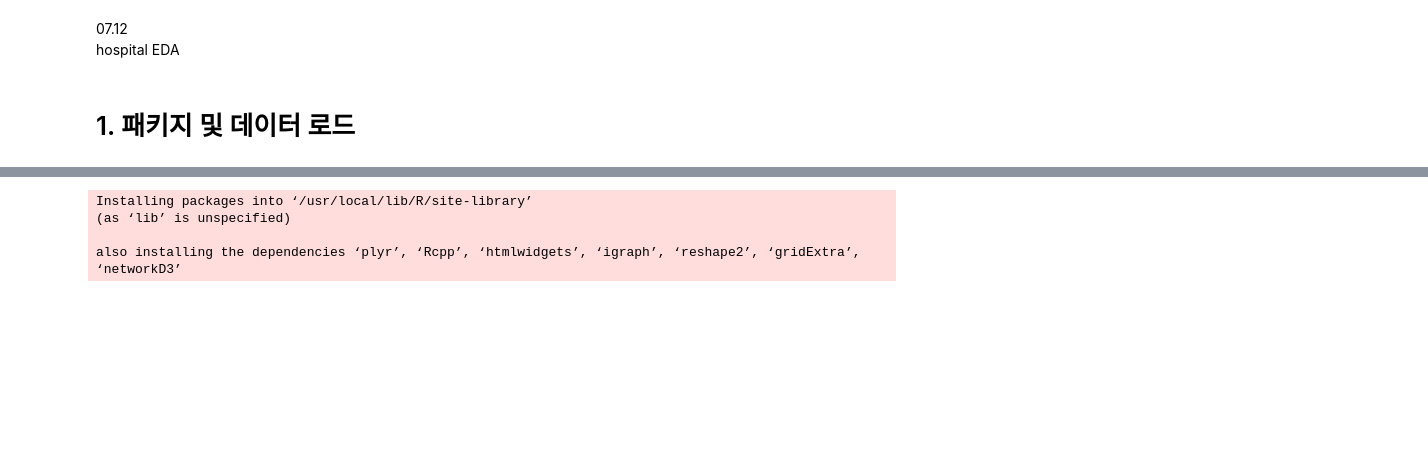
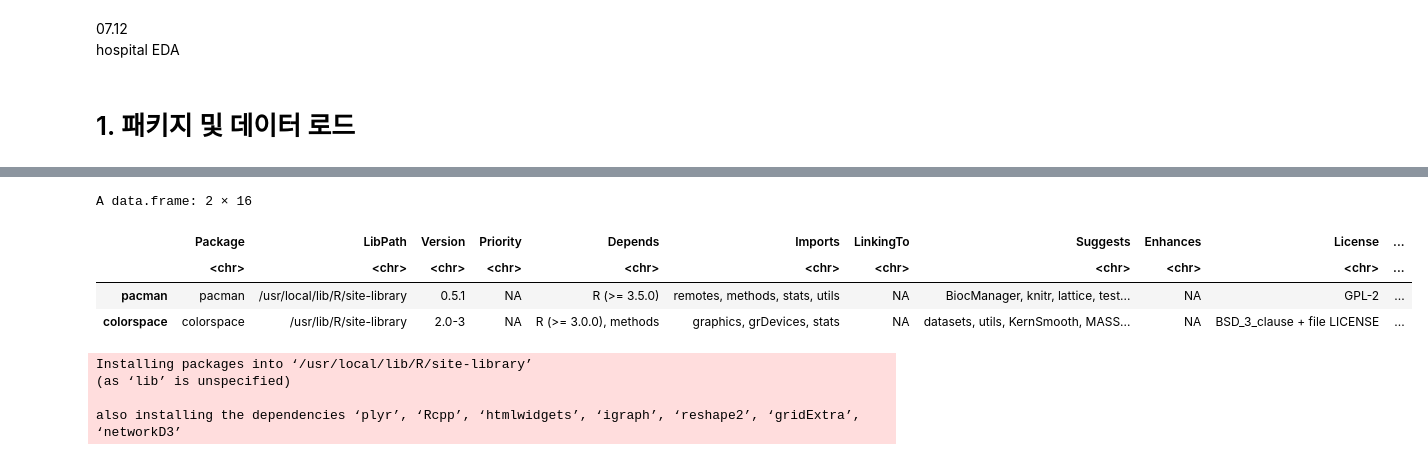
Before and after one commit to min02yam/Prediction-of-Cardiovascular-Disease-Incidence-using-machine-learning, a Jupyter notebook: hospital_Eda.ipynb, the cells around one changed output, grey strips where cells are left out. Drawn from its saved outputs; the diff is of its cells as text; code cells hidden in the pictures; blank space fills up the shorter version.

```diff
--- a/hospital_Eda.ipynb
+++ b/hospital_Eda.ipynb
@@ -14,3 +22,12 @@ require(dplyr)
+# %%
+as.data.frame(installed.packages()) %>%
+  filter(grepl("pac", Package))
+# %% [output]
+A data.frame: 2 × 16
+|  | Package | LibPath | Version | Priority | Depends | Imports | LinkingTo | Suggests | Enhances | License | ... |
+|  | <chr> | <chr> | <chr> | <chr> | <chr> | <chr> | <chr> | <chr> | <chr> | <chr> | ... |
+| pacman | pacman | /usr/local/lib/R/site-library | 0.5.1 | NA | R (>= 3.5.0) | remotes, methods, stats, utils | NA | BiocManager, knitr, lattice, test... | NA | GPL-2 | ... |
+| colorspace | colorspace | /usr/lib/R/site-library | 2.0-3 | NA | R (>= 3.0.0), methods | graphics, grDevices, stats | NA | datasets, utils, KernSmooth, MASS... | NA | BSD_3_clause + file LICENSE | ... |
 # %%
 install.packages(c("DataExplorer","skimr","pacman"))
 pacman::p_load("DataExplorer","skimr")
```
Also changed, not shown: parts of 22 cells of this notebook.
